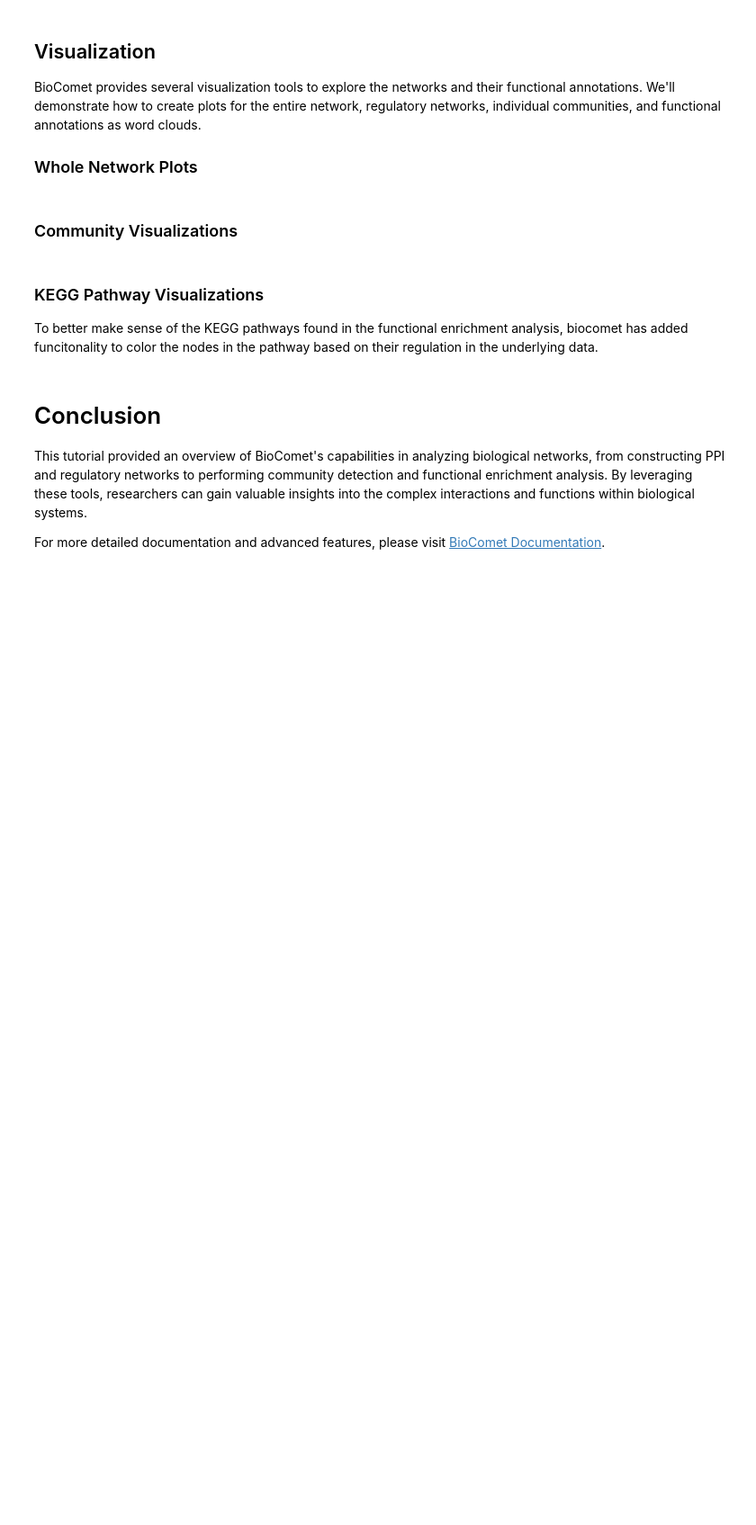
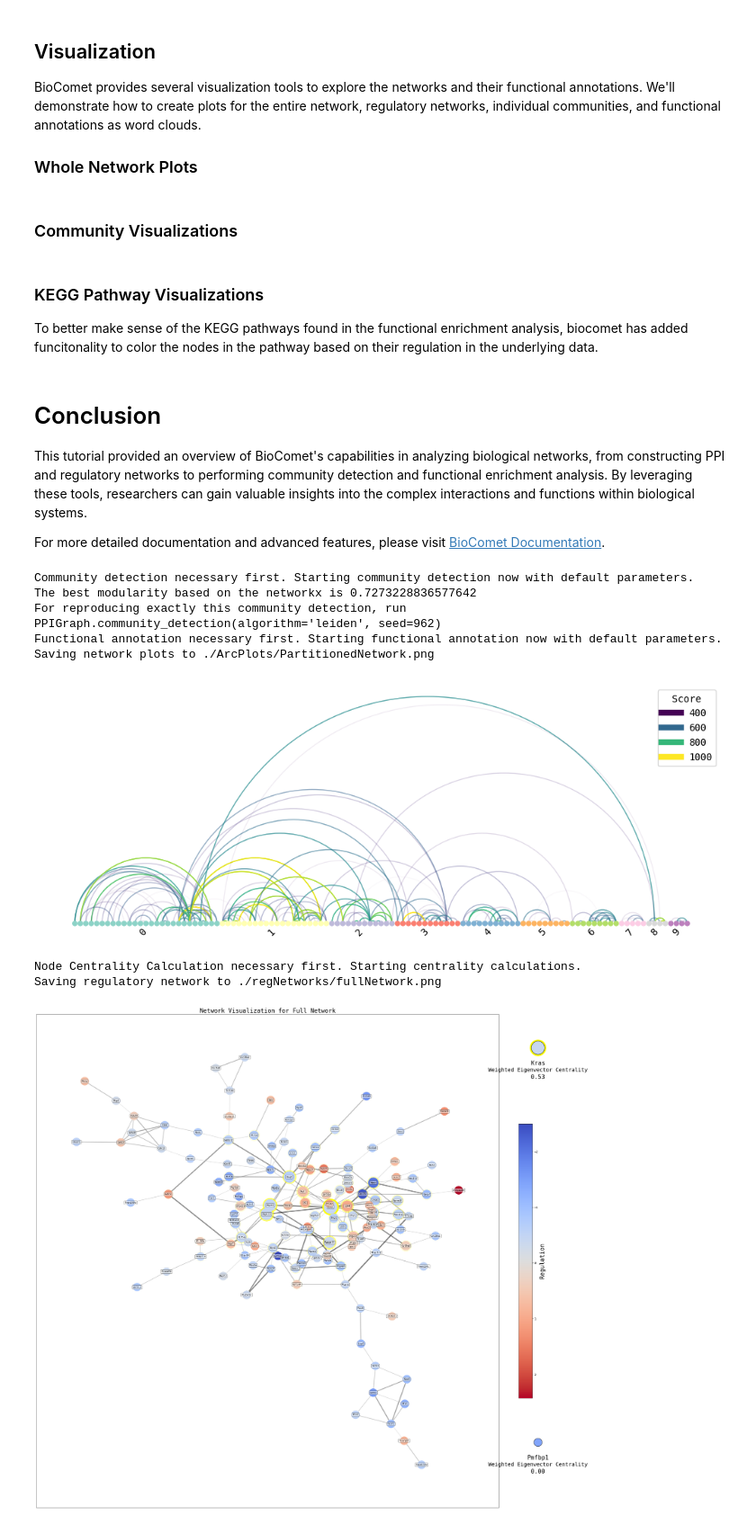
Before and after one commit to NiRuff/biocomet, a Jupyter notebook: testComet.ipynb, the cells around one changed output. Shown at 90% size. Cells and saved outputs as stored; diff of their text form; code cells hidden in the pictures; blank space fills up the shorter version.

```diff
--- a/testComet.ipynb
+++ b/testComet.ipynb
@@ -150,19 +150,31 @@ For more detailed documentation and advanced features, please visit [BioComet Do
 # %%
 import biocomet as bc
 from biocomet import examples
 
 genes = examples.mm_1_genes
 reg = examples.mm_1_reg
 
 
 G = bc.PPIGraph(genes, reg_list=reg, organism='mouse', auto_load=True)
 # Arc Plot Visualization
 #G.plot_arc(show=True, background='transparent')
 
+G.plot_arc()
+
 G.plot_reg_networks(full_network=True, show=True, background='transparent', centrality_measure='w_eigenvector')
-G.plot_reg_networks(full_network=False, show=True, background='transparent', centrality_measure='w_closeness')
+#G.plot_reg_networks(full_network=False, show=True, background='transparent', centrality_measure='w_closeness')
 # G.plot_Wordclouds_PPI(full_network=False)
 # G.plot_Wordclouds(full_network=False)
+# %% [output]
+Community detection necessary first. Starting community detection now with default parameters.
+The best modularity based on the networkx is 0.7273228836577642
+For reproducing exactly this community detection, run PPIGraph.community_detection(algorithm='leiden', seed=962)
+Functional annotation necessary first. Starting functional annotation now with default parameters.
+Saving network plots to ./ArcPlots/PartitionedNetwork.png
+[figure, added]
+Node Centrality Calculation necessary first. Starting centrality calculations.
+Saving regulatory network to ./regNetworks/fullNetwork.png
+[figure, added]
 # %%
 G.write_centrality_to_csv(full_network=True)
 # %%
```
Also changed, not shown: 2 other files.
